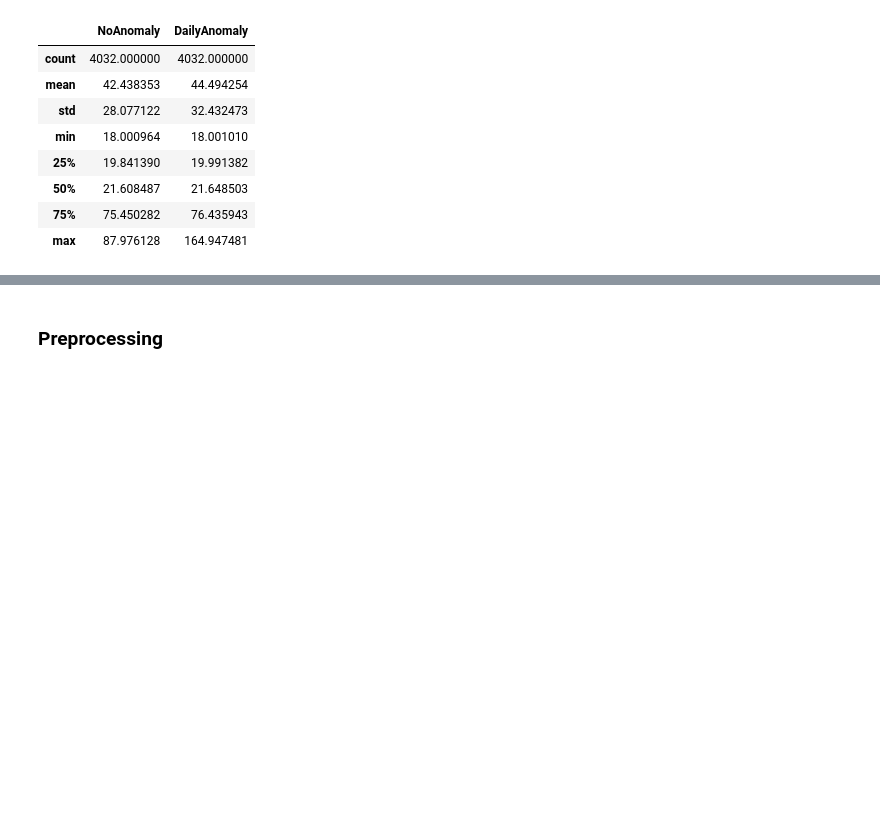
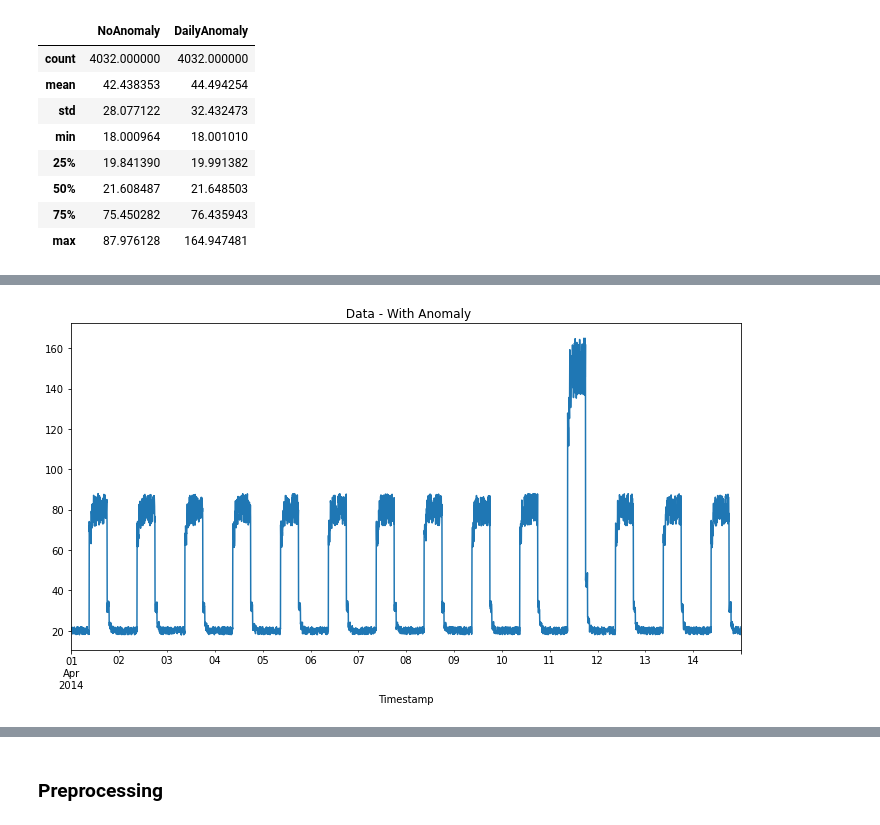
Before and after one commit to donneger/machinelearning_statistics, a Jupyter notebook: ml_project/ml_evaluation.ipynb, the cells around one changed output, grey strips where cells are left out. Drawn from its saved outputs; the diff is of its cells as text; code cells hidden in the pictures; blank space fills up the shorter version.

```diff
--- a/ml_project/ml_evaluation.ipynb
+++ b/ml_project/ml_evaluation.ipynb
@@ -243,4 +249,9 @@ df_no_anomaly.plot(legend=True, ax=ax);
 # %%
-#Have a look at the plot of the small noise file with the anomaly.
-fig, ax = plt.subplots(figsize=(18,9))
-df_daily_anomaly.plot(legend=False, ax=ax);
+#Have a look at the plot of the small noise file with the anomaly. While not obvious from the basic data descriptions above it is clear from the plots where the data anomaly occours and the scale of it. The objective of the ML model is to be able to detect these anomalies.
+fig, ax = plt.subplots(figsize=(12,6))
+df_daily_anomaly.plot(legend=False, ax=ax)
+plt.title(' Data - With Anomaly')
+plt.xlabel('Timestamp')
+plt.show()
+# %% [output]
+[figure, added]
```
Also changed, not shown: parts of 3 cells of this notebook.
